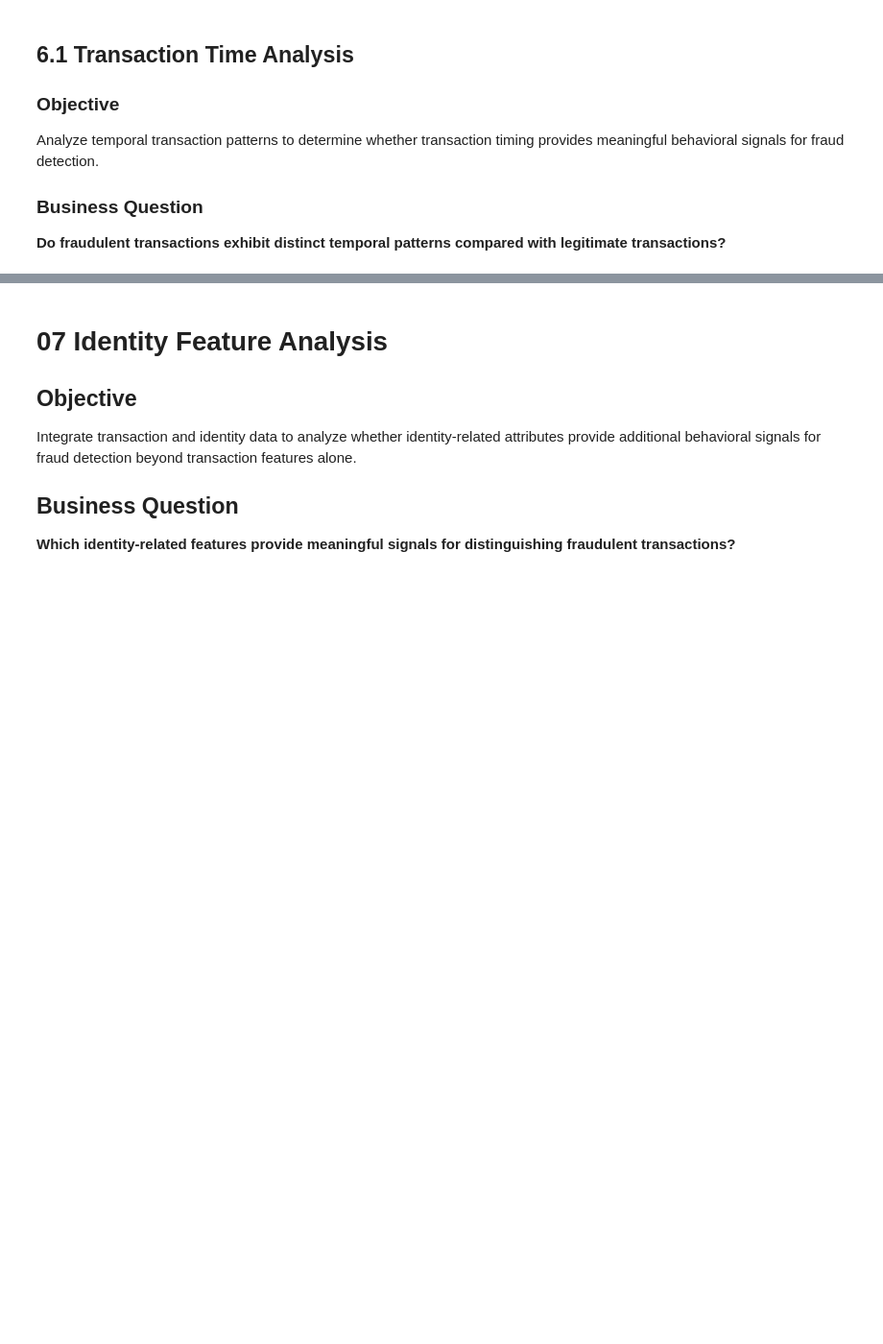
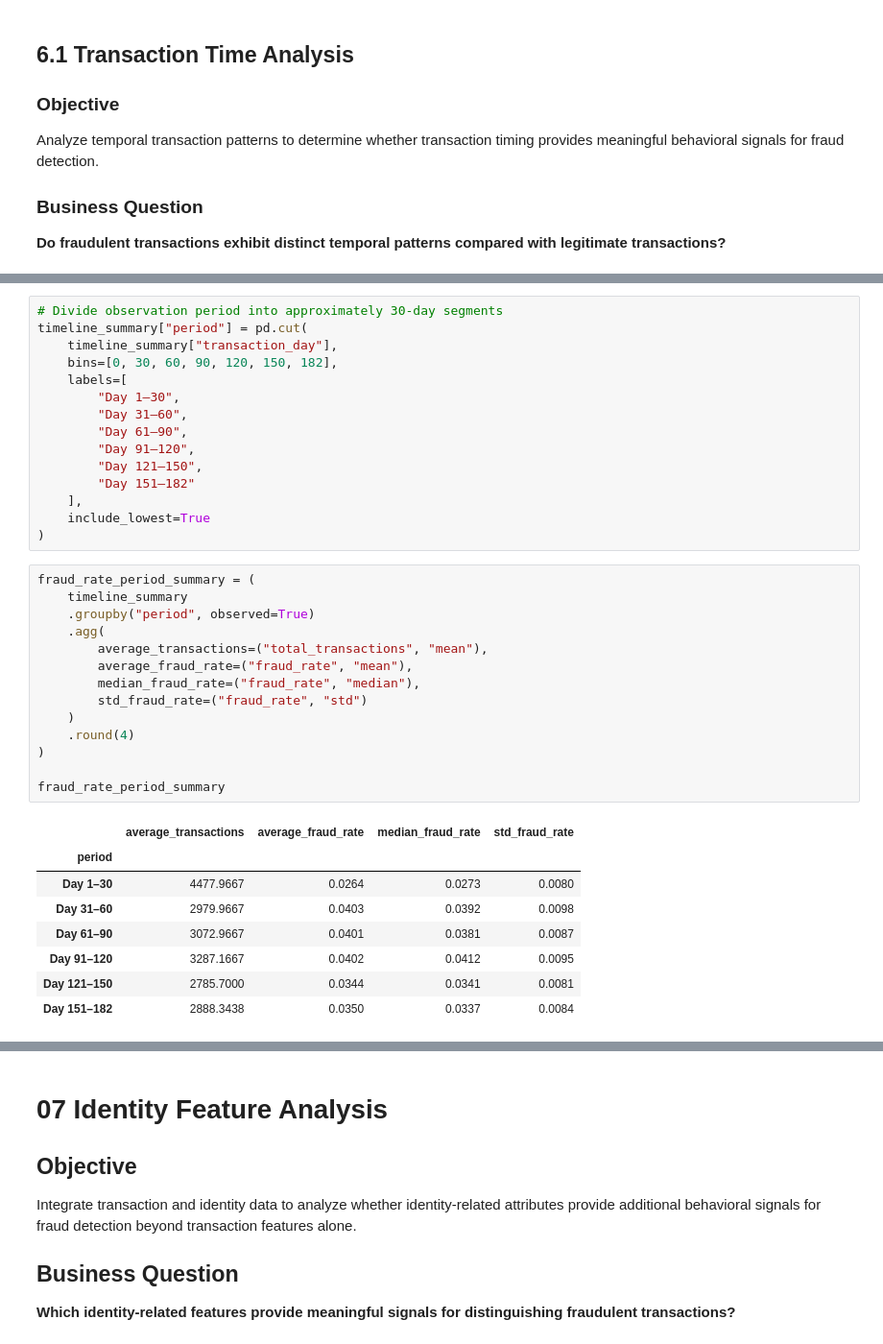
Before and after one commit to rizalkr/fraud_detection, a Jupyter notebook: notebooks/02_Exploratory_Data_Analysis.ipynb, the cells around one changed output, grey strips where cells are left out. Shown at 96% size. Drawn from its saved outputs; the diff is of its cells as text; blank space fills up the shorter version.

```diff
--- a/notebooks/02_Exploratory_Data_Analysis.ipynb
+++ b/notebooks/02_Exploratory_Data_Analysis.ipynb
@@ -440,0 +610,38 @@ Analyze temporal transaction patterns to determine whether transaction timing pr
+# %%
+# Divide observation period into approximately 30-day segments
+timeline_summary["period"] = pd.cut(
+    timeline_summary["transaction_day"],
+    bins=[0, 30, 60, 90, 120, 150, 182],
+    labels=[
+        "Day 1–30",
+        "Day 31–60",
+        "Day 61–90",
+        "Day 91–120",
+        "Day 121–150",
+        "Day 151–182"
+    ],
+    include_lowest=True
+)
+# %%
+fraud_rate_period_summary = (
+    timeline_summary
+    .groupby("period", observed=True)
+    .agg(
+        average_transactions=("total_transactions", "mean"),
+        average_fraud_rate=("fraud_rate", "mean"),
+        median_fraud_rate=("fraud_rate", "median"),
+        std_fraud_rate=("fraud_rate", "std")
+    )
+    .round(4)
+)
+
+fraud_rate_period_summary
+# %% [output]
+|  | average_transactions | average_fraud_rate | median_fraud_rate | std_fraud_rate |
+| period |  |  |  |  |
+| Day 1–30 | 4477.9667 | 0.0264 | 0.0273 | 0.0080 |
+| Day 31–60 | 2979.9667 | 0.0403 | 0.0392 | 0.0098 |
+| Day 61–90 | 3072.9667 | 0.0401 | 0.0381 | 0.0087 |
+| Day 91–120 | 3287.1667 | 0.0402 | 0.0412 | 0.0095 |
+| Day 121–150 | 2785.7000 | 0.0344 | 0.0341 | 0.0081 |
+| Day 151–182 | 2888.3438 | 0.0350 | 0.0337 | 0.0084 |
```
Also changed, not shown: parts of 15 cells of this notebook.
